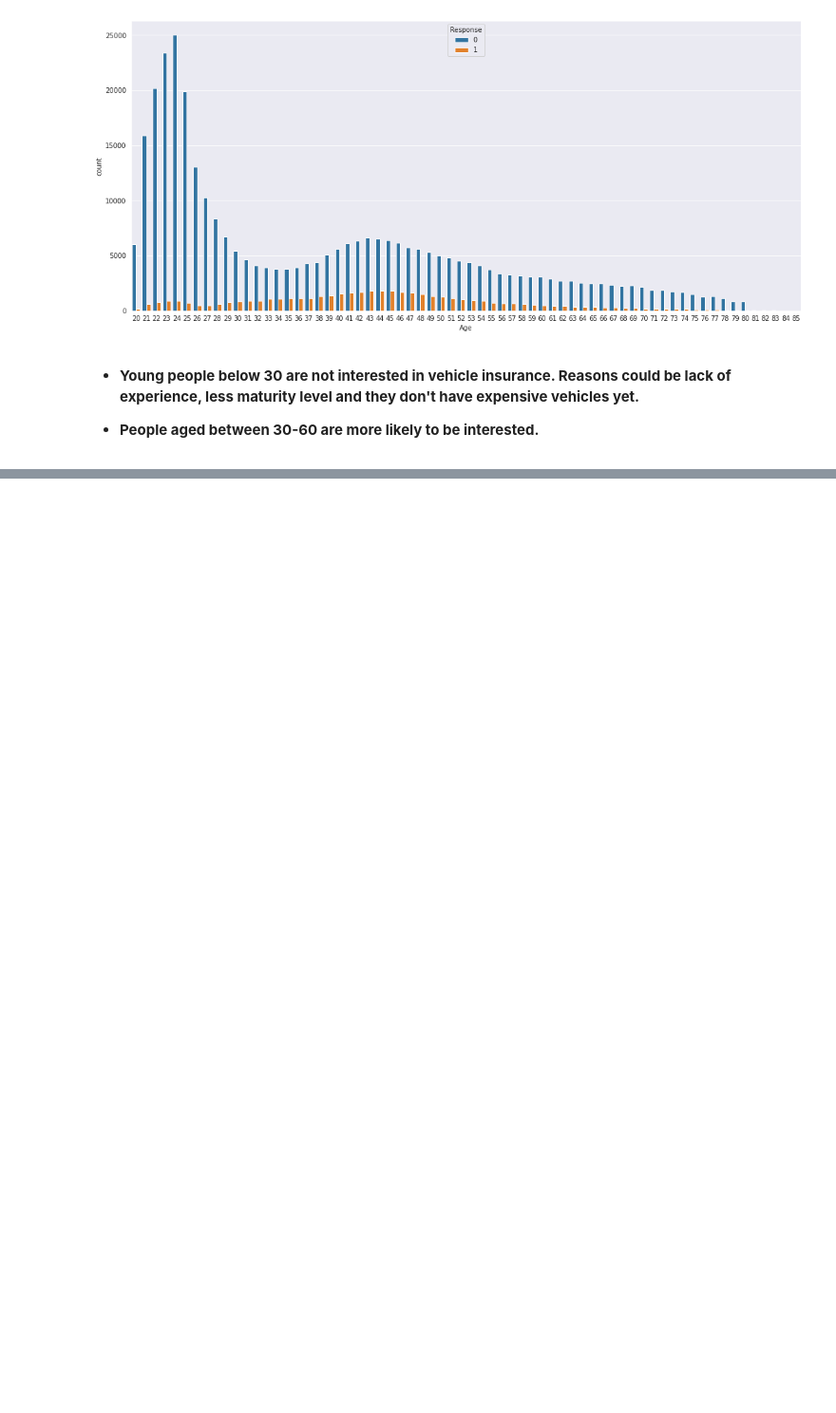
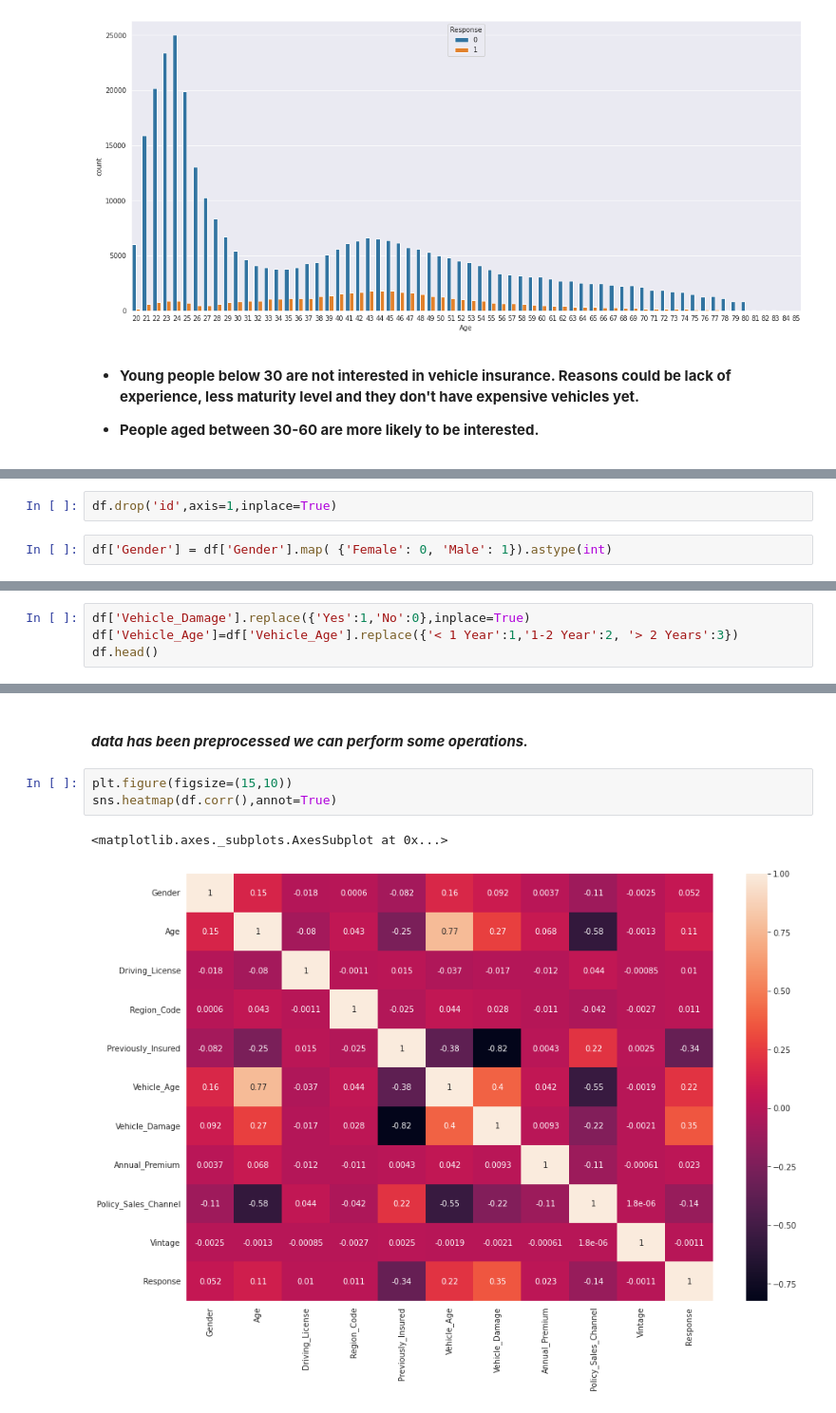
Before and after one commit to priyankashinde-DS/Capstone_health_insurance_prediction, a Jupyter notebook: HEALTH_INSURANCE_CROSS_SELL_PREDICTION.ipynb, the cells around one changed output, grey strips where cells are left out. Shown at 95% size. Saved outputs shown, nothing was run; the diff lists cells and outputs as text; blank space fills up the shorter version.

Commit message:
Data Preprocessing

```diff
--- a/HEALTH_INSURANCE_CROSS_SELL_PREDICTION.ipynb
+++ b/HEALTH_INSURANCE_CROSS_SELL_PREDICTION.ipynb
@@ -401,0 +485,4 @@ sns.countplot(df['Age'], hue = df['Response'])
+# %%
+df.drop('id',axis=1,inplace=True)
+# %%
+df['Gender'] = df['Gender'].map( {'Female': 0, 'Male': 1}).astype(int)
@@ -401,0 +493,4 @@ sns.countplot(df['Age'], hue = df['Response'])
+# %%
+df['Vehicle_Damage'].replace({'Yes':1,'No':0},inplace=True)
+df['Vehicle_Age']=df['Vehicle_Age'].replace({'< 1 Year':1,'1-2 Year':2, '> 2 Years':3})
+df.head()
@@ -401,0 +504,8 @@ sns.countplot(df['Age'], hue = df['Response'])
+# %% [markdown]
+#### ***data has been preprocessed we can perform some operations.***
+# %%
+plt.figure(figsize=(15,10))
+sns.heatmap(df.corr(),annot=True)
+# %% [output]
+<matplotlib.axes._subplots.AxesSubplot at 0x...>
+[figure, added]
```
Also changed, not shown: parts of 14 cells of this notebook.
